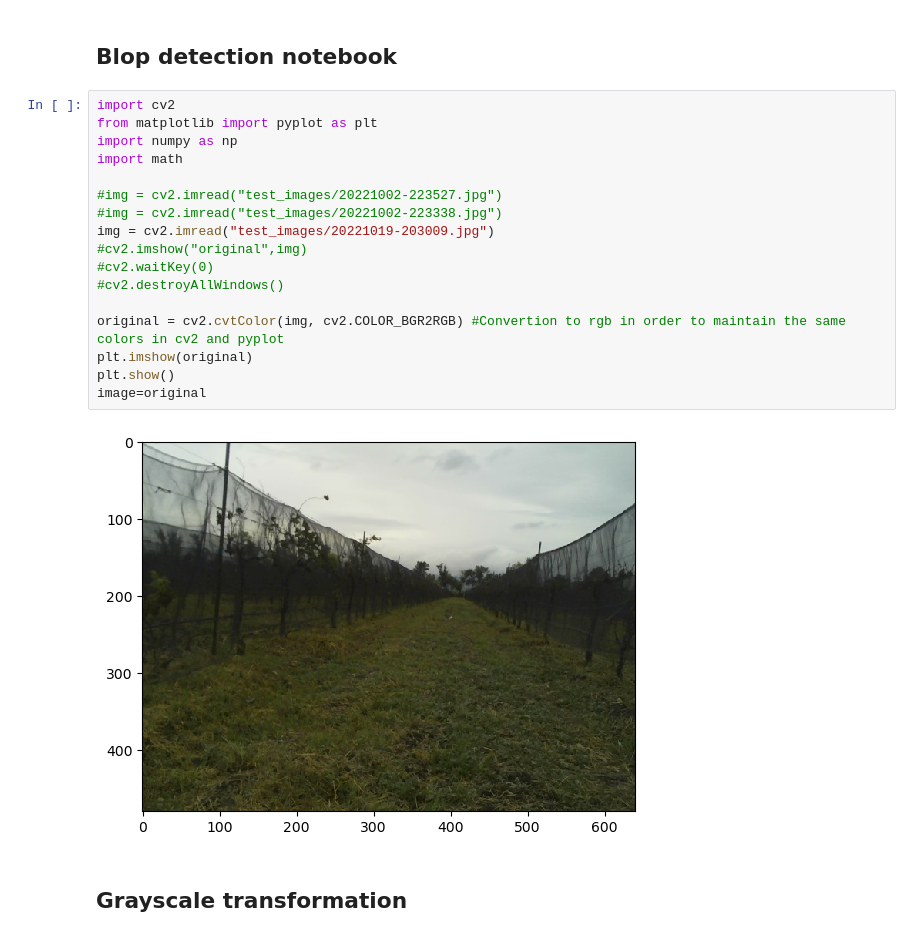
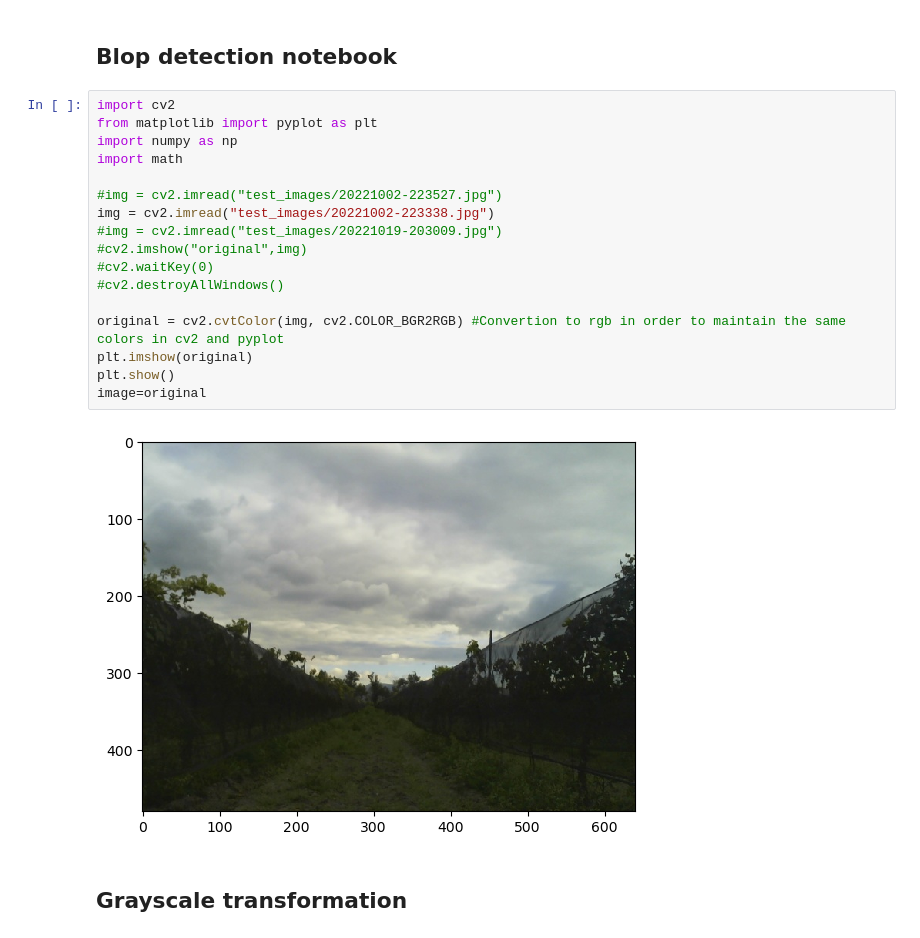
Before and after one commit to EnricoMendez/lines_vineyard, a Jupyter notebook: scripts/Blop detection copy.ipynb, the cells around one changed output. Drawn from its saved outputs; the diff is of its cells as text.

```diff
--- a/scripts/Blop detection copy.ipynb
+++ b/scripts/Blop detection copy.ipynb
@@ -3,22 +3,22 @@
 # %%
 import cv2
 from matplotlib import pyplot as plt
 import numpy as np
 import math
 
 #img = cv2.imread("test_images/20221002-223527.jpg")
-#img = cv2.imread("test_images/20221002-223338.jpg")
-img = cv2.imread("test_images/20221019-203009.jpg")
+img = cv2.imread("test_images/20221002-223338.jpg")
+#img = cv2.imread("test_images/20221019-203009.jpg")
 #cv2.imshow("original",img)
 #cv2.waitKey(0)
 #cv2.destroyAllWindows()
 
 original = cv2.cvtColor(img, cv2.COLOR_BGR2RGB) #Convertion to rgb in order to maintain the same colors in cv2 and pyplot
 plt.imshow(original)
 plt.show()
 image=original
 # %% [output]
-[figure, old version]
+[figure, new version]
 # %% [markdown]
 ## Grayscale transformation
 # %%
```
Also changed, not shown: parts of 13 cells of this notebook, 1 other file.
